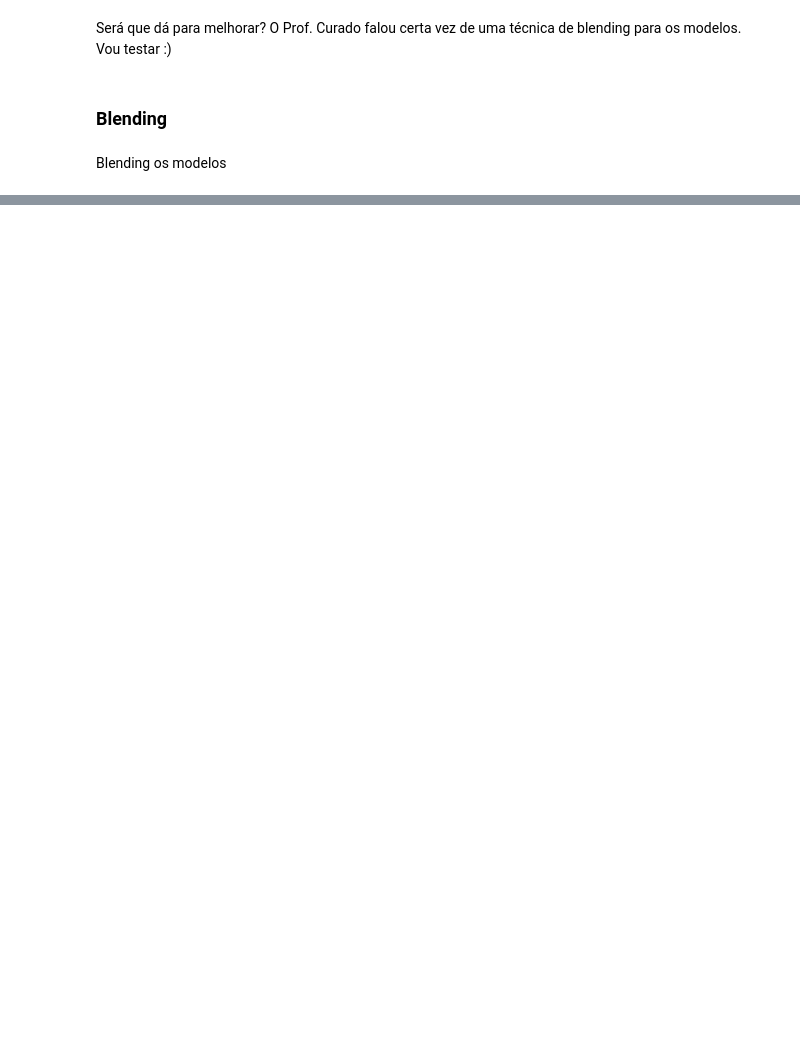
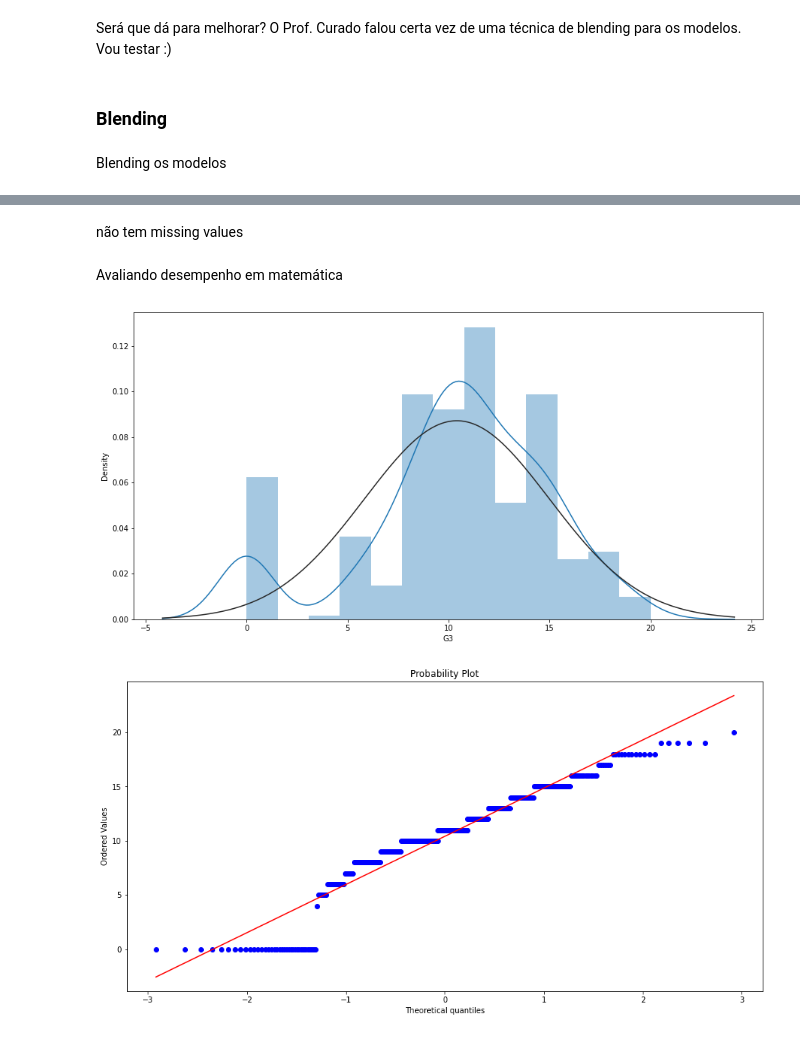
Before and after one commit to gbam-ds/Lista, a Jupyter notebook: Lista_GBaroni.ipynb, the cells around one changed output, grey strips where cells are left out. Cells and saved outputs as stored; diff of their text form; code cells hidden in the pictures; blank space fills up the shorter version.

```diff
--- a/Lista_GBaroni.ipynb
+++ b/Lista_GBaroni.ipynb
@@ -488,0 +531,3 @@ RMSLE score:
+# %%
+url = 'https://raw.githubusercontent.com/gbam-ds/Lista/main/student-mat.csv'
+df_mat = pd.read_csv(url, index_col=0)
@@ -488,0 +537,4 @@ RMSLE score:
+# %%
+#prof pediu para dropar pq é mt correlacionada
+df_mat.drop(["G1", "G2"], axis=1, inplace=True)
+df_port.drop(["G1", "G2"], axis=1, inplace=True)
@@ -488,0 +577,13 @@ RMSLE score:
+# %% [markdown]
+não tem missing values
+# %% [markdown]
+Avaliando desempenho em matemática
+# %%
+#avaliando G3
+#analisando y com histograma e plot de distribuicao de probabilidade
+sns.distplot(df_mat['G3'], fit=norm);
+fig = plt.figure()
+res = stats.probplot(df_mat['G3'], plot=plt)
+# %% [output]
+[figure, added]
+[figure, added]
```
Also changed, not shown: parts of 38 cells of this notebook.
